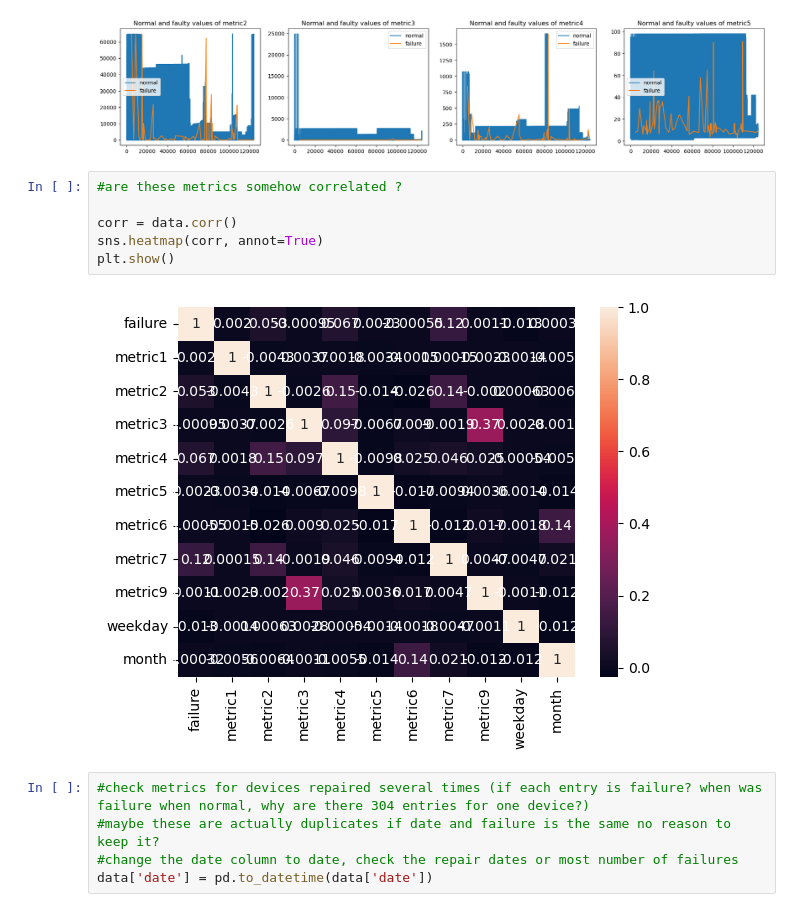
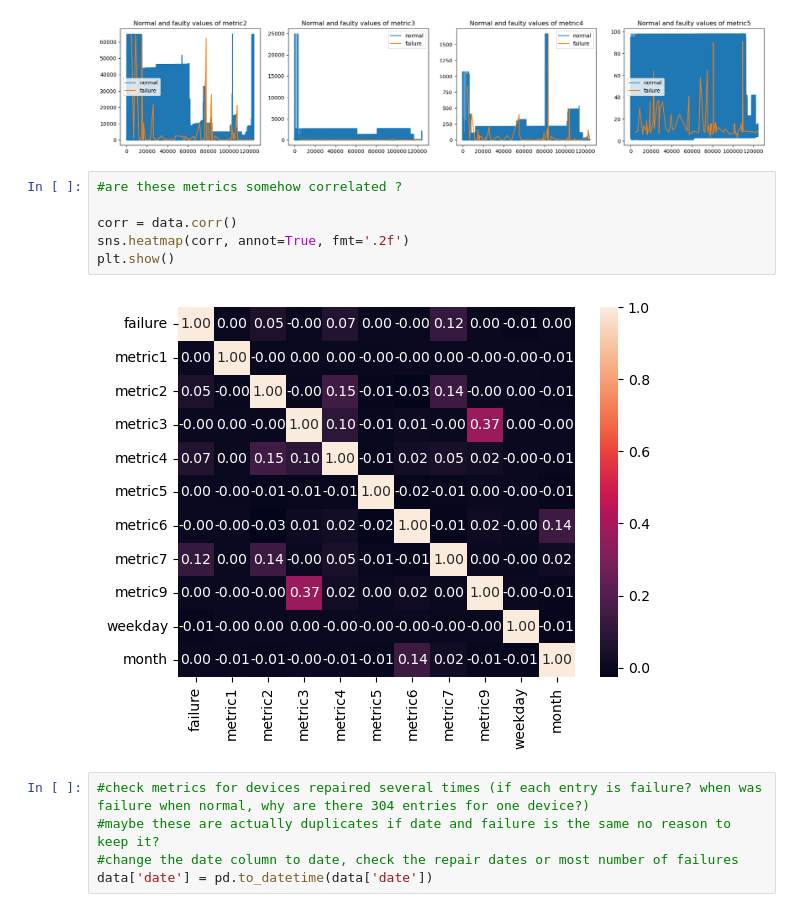
Before and after one commit to tamaricki/Projects, a Jupyter notebook: predictive_maintenance.ipynb, the cells around one changed output. Cells and saved outputs as stored; diff of their text form.

```diff
--- a/predictive_maintenance.ipynb
+++ b/predictive_maintenance.ipynb
@@ -116,11 +116,11 @@ plt.show()
 # %%
 #are these metrics somehow correlated ?
 
 corr = data.corr()
-sns.heatmap(corr, annot=True)
+sns.heatmap(corr, annot=True, fmt='.2f')
 plt.show()
 # %% [output]
-[figure, old version]
+[figure, new version]
 # %%
 #check metrics for devices repaired several times (if each entry is failure? when was failure when normal, why are there 304 entries for one device?)
 #maybe these are actually duplicates if date and failure is the same no reason to keep it?
```
Also changed, not shown: parts of 33 cells of this notebook.
